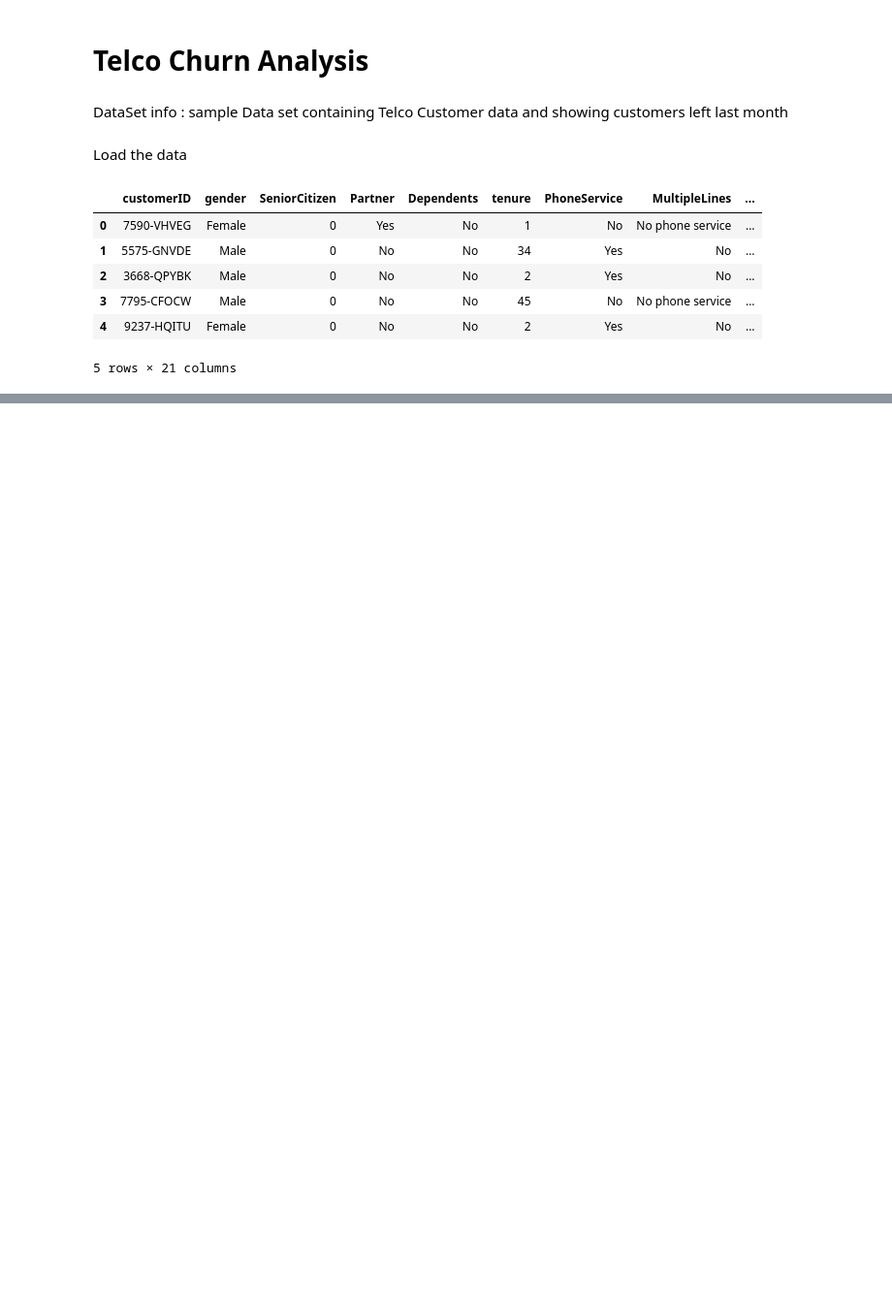
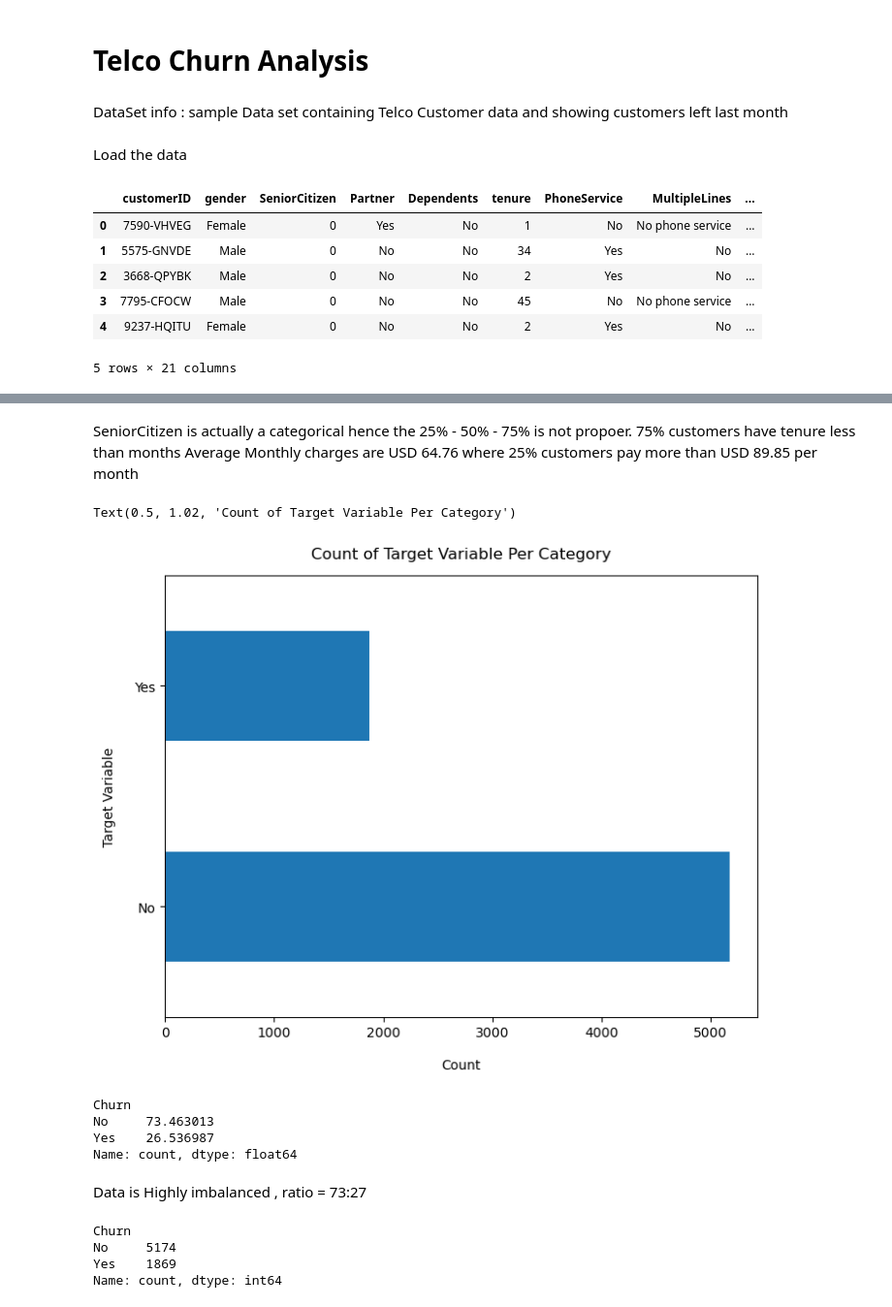
Before and after one commit to ajitknitp/Telco-Customer-Churn-Analysis, a Jupyter notebook: Churn Analysis - EDA.ipynb, the cells around one changed output, grey strips where cells are left out. Shown at 97% size. Drawn from its saved outputs; the diff is of its cells as text; code cells hidden in the pictures; blank space fills up the shorter version.

Commit message:
feat: complete exploratory data analysis

```diff
--- a/Churn Analysis - EDA.ipynb
+++ b/Churn Analysis - EDA.ipynb
@@ -25,0 +71,28 @@ telco_base_data.head()
+# %% [markdown]
+SeniorCitizen is actually a categorical hence the 25% - 50% - 75% is not propoer.
+75% customers have tenure less than months
+Average Monthly charges are USD 64.76 where 25% customers pay more than USD 89.85 per month
+# %%
+telco_base_data['Churn'].value_counts().plot(kind = 'barh' , figsize = (8,6))
+plt.xlabel("Count" , labelpad=14)
+plt.ylabel("Target Variable" , labelpad=14)
+plt.title("Count of Target Variable Per Category" , y = 1.02)
+# %% [output]
+Text(0.5, 1.02, 'Count of Target Variable Per Category')
+[figure, added]
+# %%
+100*telco_base_data['Churn'].value_counts()/len(telco_base_data['Churn'])
+# %% [output]
+Churn
+No     73.463013
+Yes    26.536987
+Name: count, dtype: float64
+# %% [markdown]
+Data is Highly imbalanced , ratio = 73:27
+# %%
+telco_base_data['Churn'].value_counts()
+# %% [output]
+Churn
+No     5174
+Yes    1869
+Name: count, dtype: int64
```
Also changed, not shown: parts of 49 cells of this notebook, 1 other file.
